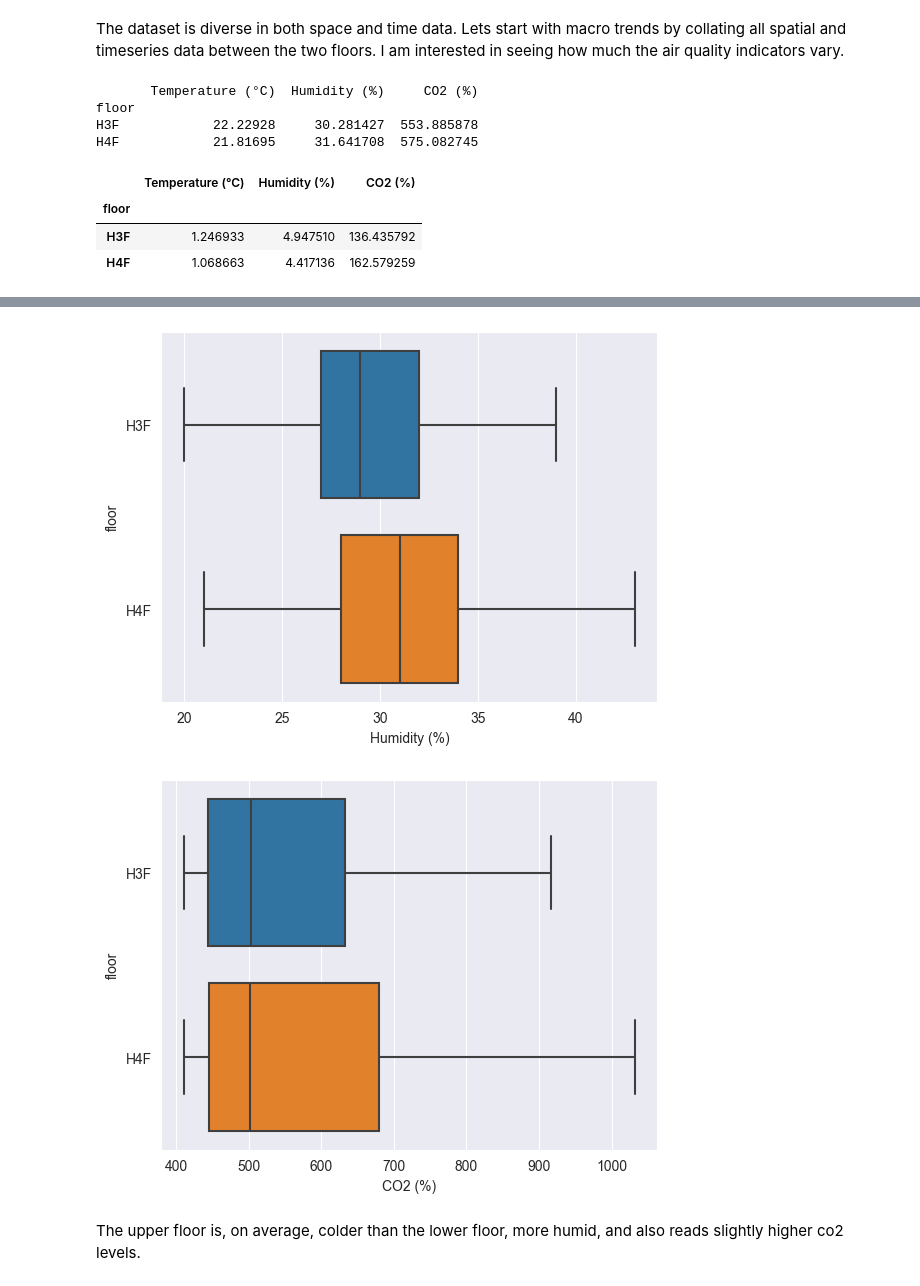
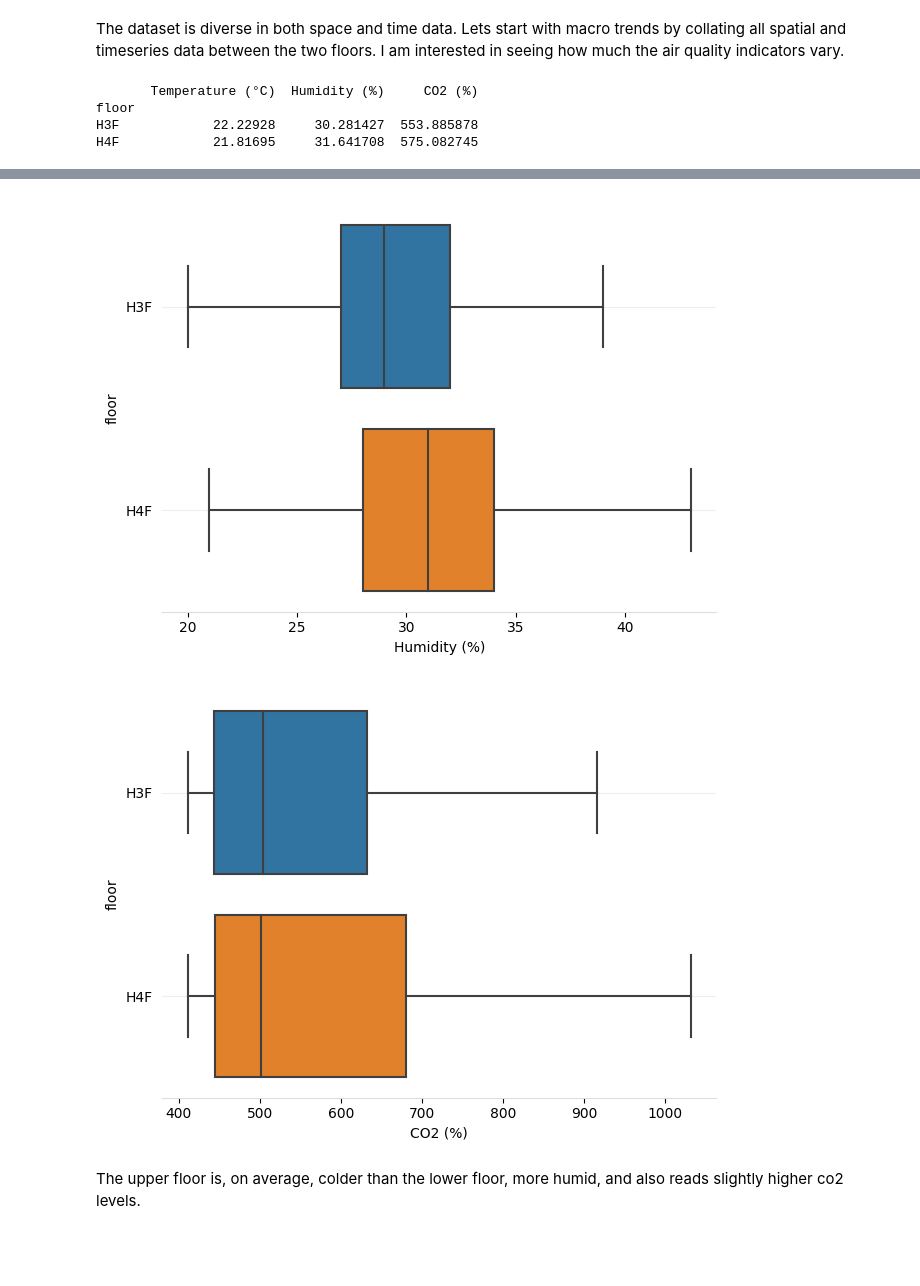
Before and after one commit to SidMurthy97/fp_task, a Jupyter notebook: analysis.ipynb, the cells around one changed output, grey strips where cells are left out. Cells and saved outputs as stored; diff of their text form; code cells hidden in the pictures; blank space fills up the shorter version.

```diff
--- a/analysis.ipynb
+++ b/analysis.ipynb
@@ -7,7 +7,8 @@ import pandas as pd
 import numpy as np
 import matplotlib.pyplot as plt
 import seaborn as sns
-sns.set_style("darkgrid")
+# sns.set_style("darkgrid")
+# plt.rcParams['figure.figsize'] = [13,9]
 import json
 
 from tqdm import tqdm
@@ -356,20 +357,28 @@ macro_mean = iaq_w_floors.groupby(["floor"]).mean(numeric_only = True)
 macro_std = iaq_w_floors.groupby(["floor"]).std(numeric_only = True)
 
 print(macro_mean)
-macro_std
 # %% [output]
        Temperature (°C)  Humidity (%)     CO2 (%)
 floor
 H3F            22.22928     30.281427  553.885878
 H4F            21.81695     31.641708  575.082745
-|  | Temperature (°C) | Humidity (%) | CO2 (%) |
-| floor |  |  |  |
-| H3F | 1.246933 | 4.947510 | 136.435792 |
-| H4F | 1.068663 | 4.417136 | 162.579259 |
 # %%
 #leave outliers out of the boxplot. Without more seasonal information, they are just outliers
 
 for column in macro_mean:
-    plt.figure()
-    sns.boxplot(data=iaq_w_floors, x = column, y = "floor", showfliers = False)
+    fig, ax = plt.subplots()
+    sns.boxplot(data=iaq_w_floors, x = column, y = "floor", showfliers = False, ax = ax)
+    plt.savefig(fr"fig/overall_{column}.png")
+
+    fig.tight_layout()
+    ax.spines['top'].set_visible(False)
+    ax.spines['right'].set_visible(False)
+    ax.spines['left'].set_visible(False)
+    ax.spines['bottom'].set_color('#DDDDDD')
+
+    ax.tick_params(left=False)
+
+    ax.set_axisbelow(True)
+    ax.yaxis.grid(True, color='#EEEEEE')
+    ax.xaxis.grid(False)
 # %% [output]
@@ -377,5 +386,5 @@ for column in macro_mean:
-[figure, old version]
+[figure, new version]
-[figure, old version]
+[figure, new version]
 # %% [markdown]
 The upper floor is, on average, colder than the lower floor, more humid, and also reads slightly higher co2 levels.
 # %% [markdown]
```
Also changed, not shown: parts of 17 cells of this notebook.
